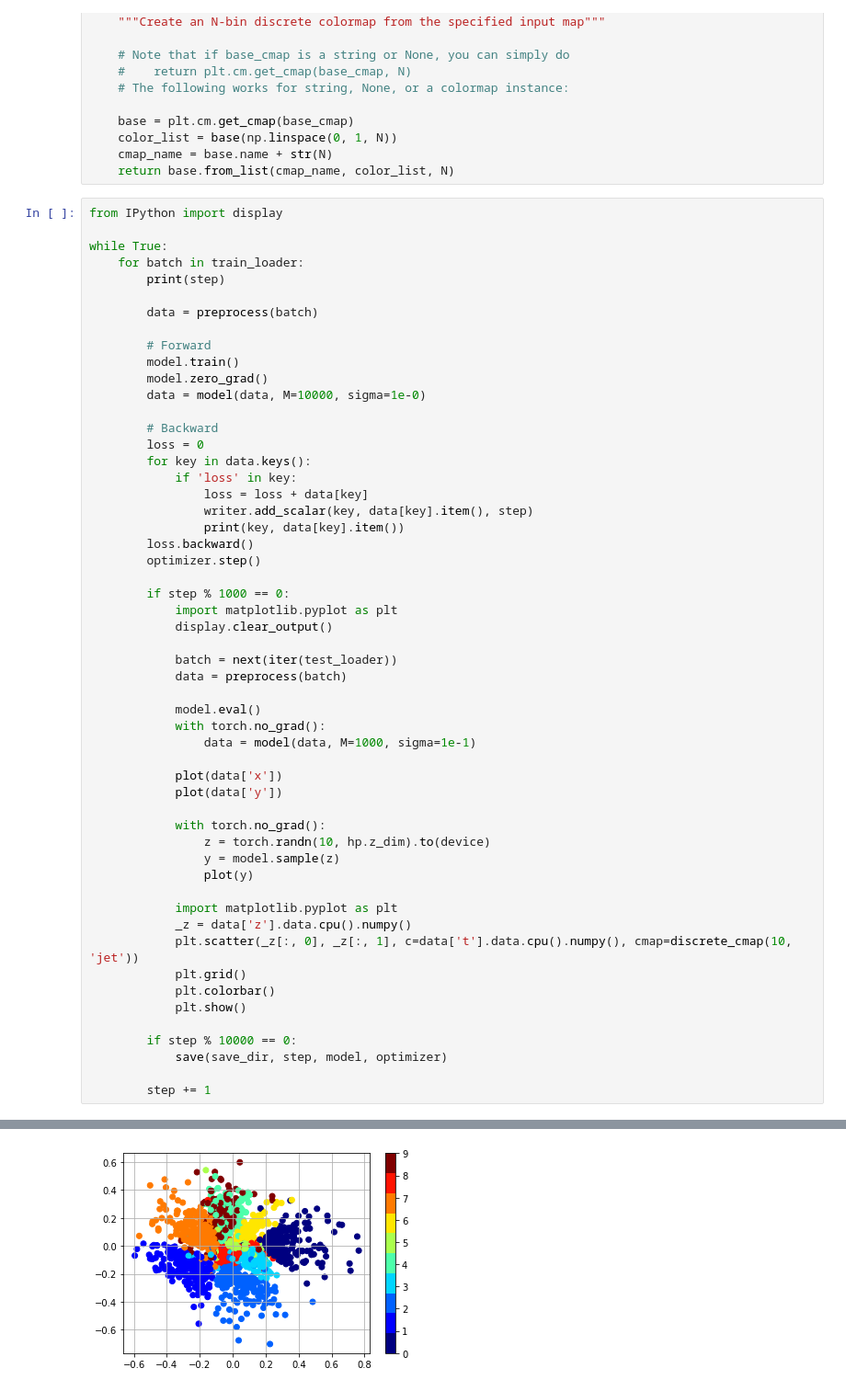
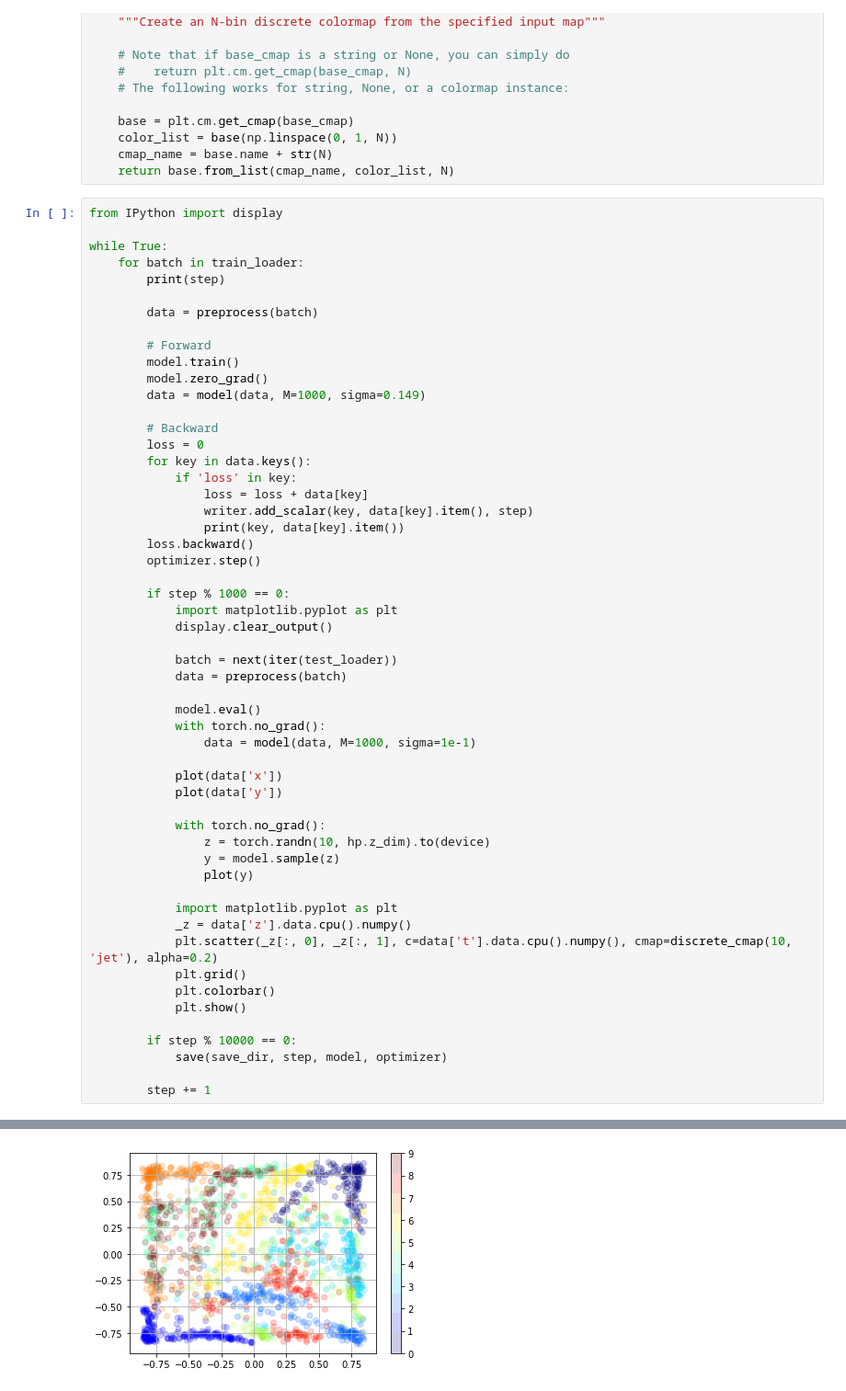
Before and after one commit to scpark20/lse, a Jupyter notebook: train/train01.11-6.ipynb, the cells around one changed output, grey strips where cells are left out. Shown at 92% size. Cells and saved outputs as stored; diff of their text form.

```diff
--- a/train/train01.11-6.ipynb
+++ b/train/train01.11-6.ipynb
@@ -167,7 +157,7 @@ while True:
         # Forward
         model.train()
         model.zero_grad()
-        data = model(data, M=10000, sigma=1e-0)
+        data = model(data, M=1000, sigma=0.149)
 
         # Backward
         loss = 0
@@ -200,7 +190,7 @@ while True:
 
             import matplotlib.pyplot as plt
             _z = data['z'].data.cpu().numpy()
-            plt.scatter(_z[:, 0], _z[:, 1], c=data['t'].data.cpu().numpy(), cmap=discrete_cmap(10, 'jet'))
+            plt.scatter(_z[:, 0], _z[:, 1], c=data['t'].data.cpu().numpy(), cmap=discrete_cmap(10, 'jet'), alpha=0.2)
             plt.grid()
             plt.colorbar()
             plt.show()
@@ -216 +206 @@ while True:
-[figure, old version]
+[figure, new version]
```
Also changed, not shown: parts of 5 cells of this notebook, 33 other files.
